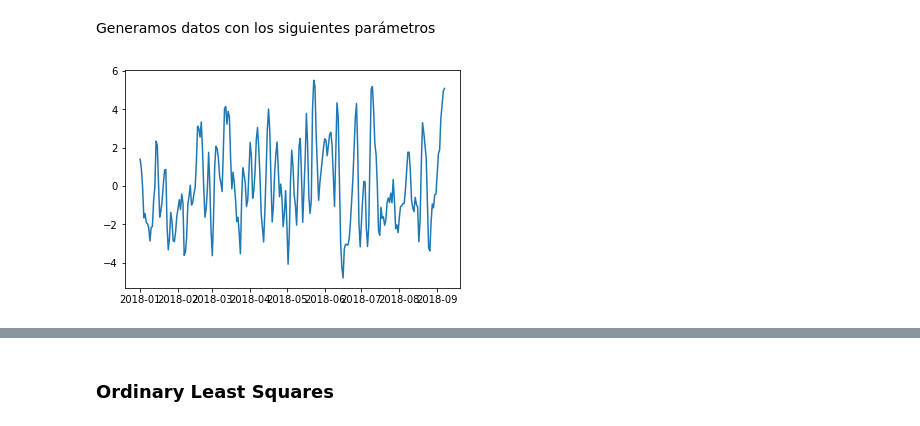
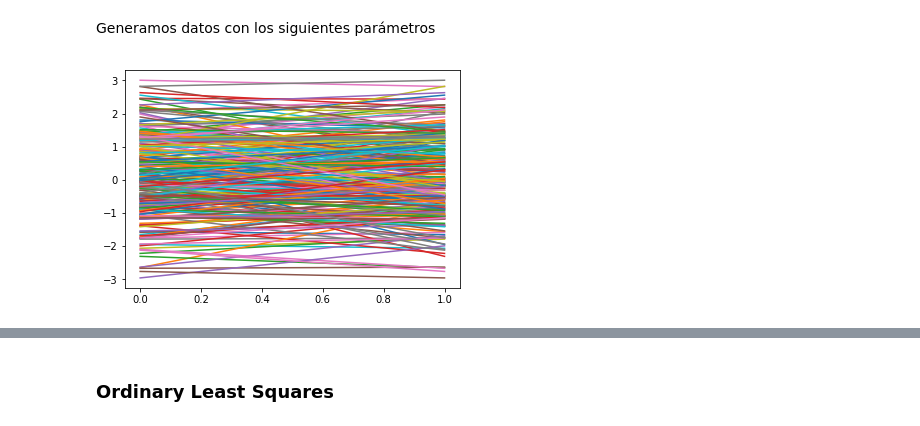
Before and after one commit to CamiVasz/Modelaci-n-experimental, a Jupyter notebook: Entrega 2/LS.ipynb, the cells around one changed output, grey strips where cells are left out. Drawn from its saved outputs; the diff is of its cells as text; code cells hidden in the pictures.

```diff
--- a/Entrega 2/LS.ipynb
+++ b/Entrega 2/LS.ipynb
@@ -25,5 +14,22 @@ y = arma_generate_sample(arparams, maparams, nobs)
+# %%
+A = np.matrix([[.75,-0.25],[1, 0]])
+D = np.matrix([[.65,.35],[0,0]])
+# %%
+# Simulacion de datos
+p = 2
+q = 2
+nobs = 250
+X = np.zeros((250,p))
+# condicion inicial
+X[0] = np.array([-0.5,-1.4])
+# Ruido
+e = np.random.normal(size=nobs)
+X = np.matrix(X)
+# %%
+for i in range(1, nobs):
+    X[i] = X[i-1]*A.transpose() + np.array([e[i-1],e[i]])*D.transpose()
 # %%
-plt.plot(y)
+plt.plot(X.transpose())
 plt.show()
 # %% [output]
-[figure, old version]
+[figure, new version]
```
Also changed, not shown: parts of 21 cells of this notebook.
